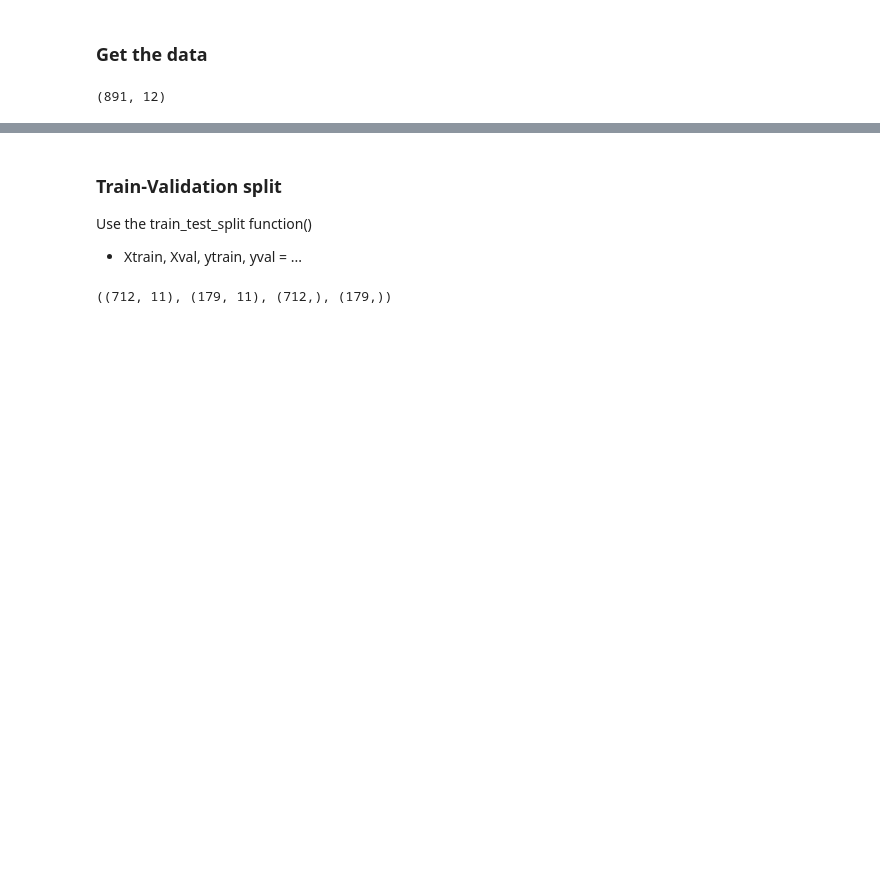
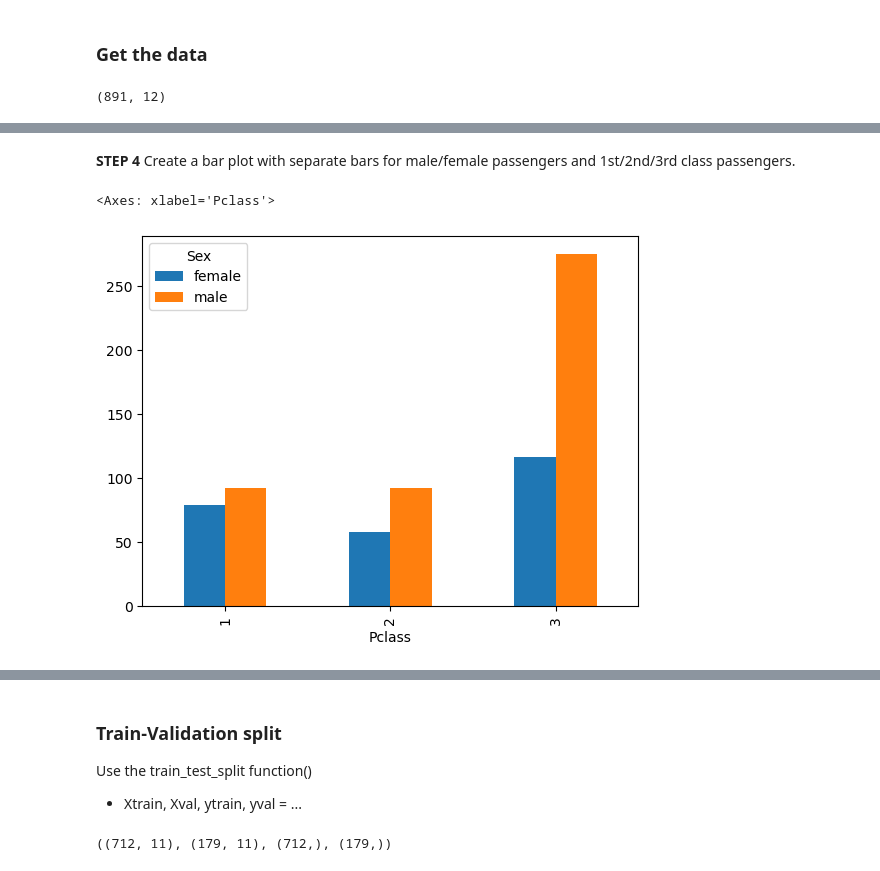
Before and after one commit to ElizavetaBugaeva/bootcamp_projects, a Jupyter notebook: week_02/Project_week02.ipynb, the cells around one changed output, grey strips where cells are left out. Cells and saved outputs as stored; diff of their text form; code cells hidden in the pictures; blank space fills up the shorter version.

```diff
--- a/week_02/Project_week02.ipynb
+++ b/week_02/Project_week02.ipynb
@@ -44,0 +87,8 @@ full_data.head()
+# %% [markdown]
+**STEP 4** Create a bar plot with separate bars for male/female passengers and 1st/2nd/3rd class passengers.
+# %%
+gender_vs_class = df_train.groupby(['Sex', 'Pclass']).size().reset_index(name='counts')
+gender_vs_class.pivot(index='Pclass', columns='Sex', values='counts').plot.bar()
+# %% [output]
+<Axes: xlabel='Pclass'>
+[figure, added]
```
Also changed, not shown: parts of 33 cells of this notebook.
